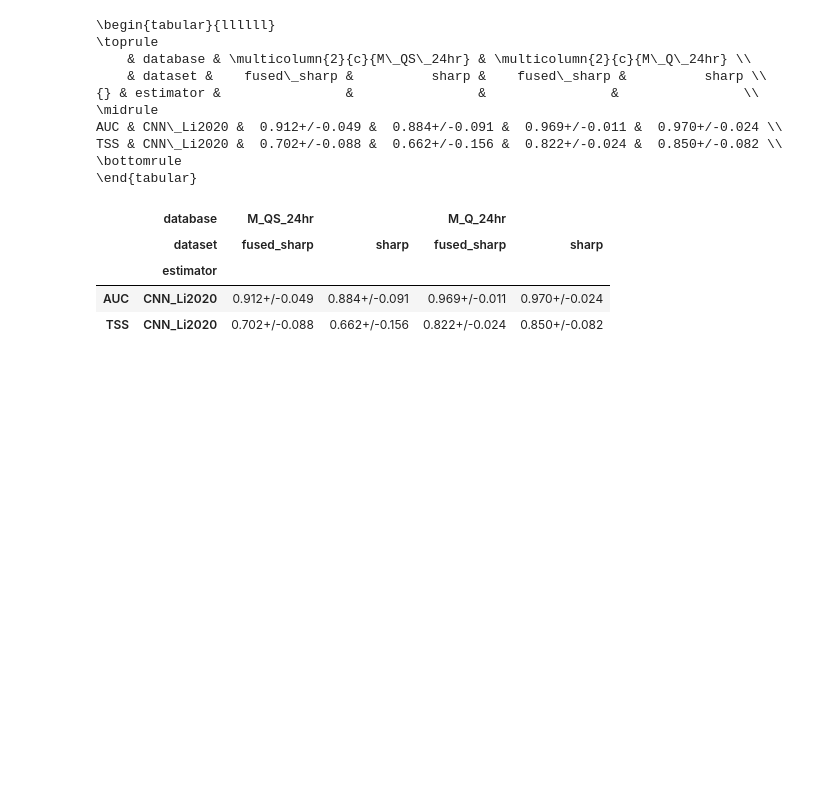
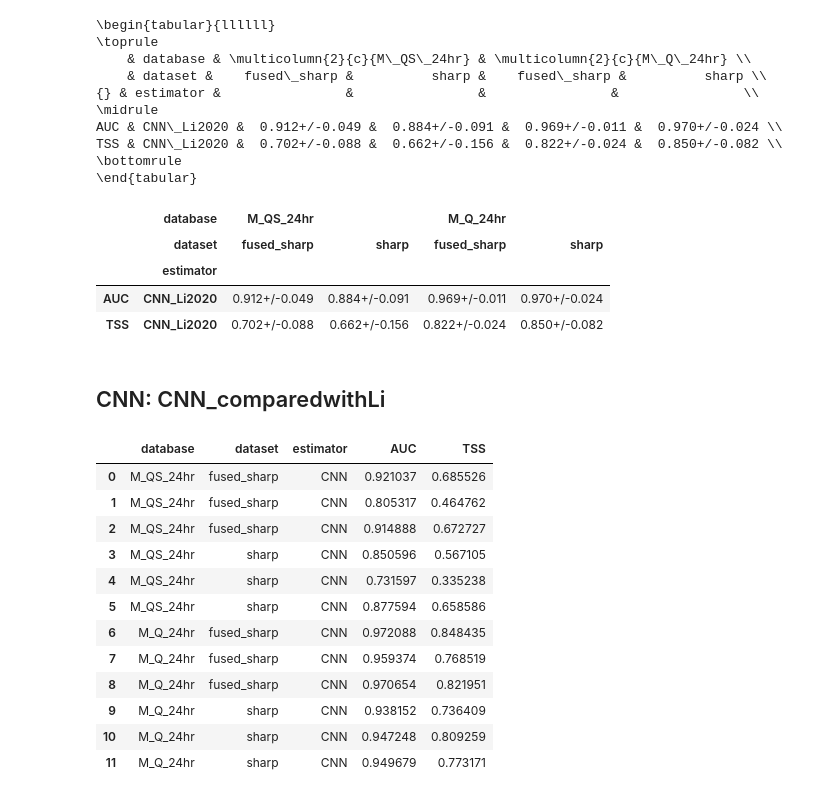
Before and after one commit to ZeyuSun/flare-prediction-smarp, a Jupyter notebook: notebooks/mlflow_results.ipynb, the cells around one changed output. Drawn from its saved outputs; the diff is of its cells as text; code cells hidden in the pictures; blank space fills up the shorter version.

Commit message:
Add CNN_comparedwithLi MLflow results

```diff
--- a/notebooks/mlflow_results.ipynb
+++ b/notebooks/mlflow_results.ipynb
@@ -755,3 +755,33 @@ TSS & CNN\_Li2020 &  0.702+/-0.088 &  0.662+/-0.156 &  0.822+/-0.024 &  0.850+/-
 |  | estimator |  |  |  |  |
 | AUC | CNN_Li2020 | 0.912+/-0.049 | 0.884+/-0.091 | 0.969+/-0.011 | 0.970+/-0.024 |
 | TSS | CNN_Li2020 | 0.702+/-0.088 | 0.662+/-0.156 | 0.822+/-0.024 | 0.850+/-0.082 |
+# %% [markdown]
+## CNN: CNN_comparedwithLi
+# %%
+columns = {
+    'tags.database_name': 'database',
+    'tags.dataset_name': 'dataset',
+    'tags.estimator_name': 'estimator',
+    #'params.DATA.SHRINKAGE': 'shrinkage',
+    #'params.DATA.THRESH': 'thresh',
+    'metrics.test/auc': 'AUC',
+    'metrics.test/tss': 'TSS',
+}
+rows = {}
+runs_raw = retrieve('CNN', 'CNN_comparedwithLi')
+runs = select(runs_raw, columns, rows)
+runs
+# %% [output]
+|  | database | dataset | estimator | AUC | TSS |
+| 0 | M_QS_24hr | fused_sharp | CNN | 0.921037 | 0.685526 |
+| 1 | M_QS_24hr | fused_sharp | CNN | 0.805317 | 0.464762 |
+| 2 | M_QS_24hr | fused_sharp | CNN | 0.914888 | 0.672727 |
+| 3 | M_QS_24hr | sharp | CNN | 0.850596 | 0.567105 |
+| 4 | M_QS_24hr | sharp | CNN | 0.731597 | 0.335238 |
+| 5 | M_QS_24hr | sharp | CNN | 0.877594 | 0.658586 |
+| 6 | M_Q_24hr | fused_sharp | CNN | 0.972088 | 0.848435 |
+| 7 | M_Q_24hr | fused_sharp | CNN | 0.959374 | 0.768519 |
+| 8 | M_Q_24hr | fused_sharp | CNN | 0.970654 | 0.821951 |
+| 9 | M_Q_24hr | sharp | CNN | 0.938152 | 0.736409 |
+| 10 | M_Q_24hr | sharp | CNN | 0.947248 | 0.809259 |
+| 11 | M_Q_24hr | sharp | CNN | 0.949679 | 0.773171 |
```
Also changed, not shown: parts of 1 cell of this notebook.
